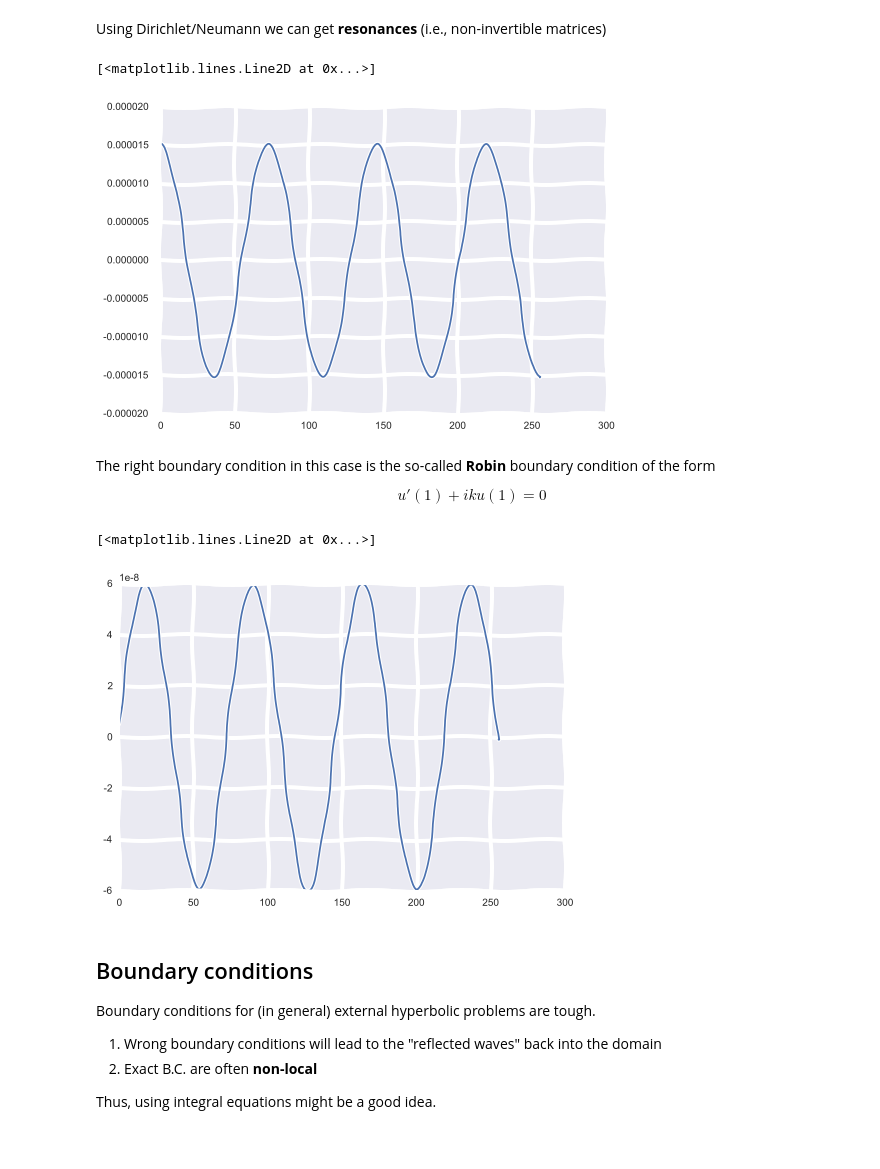
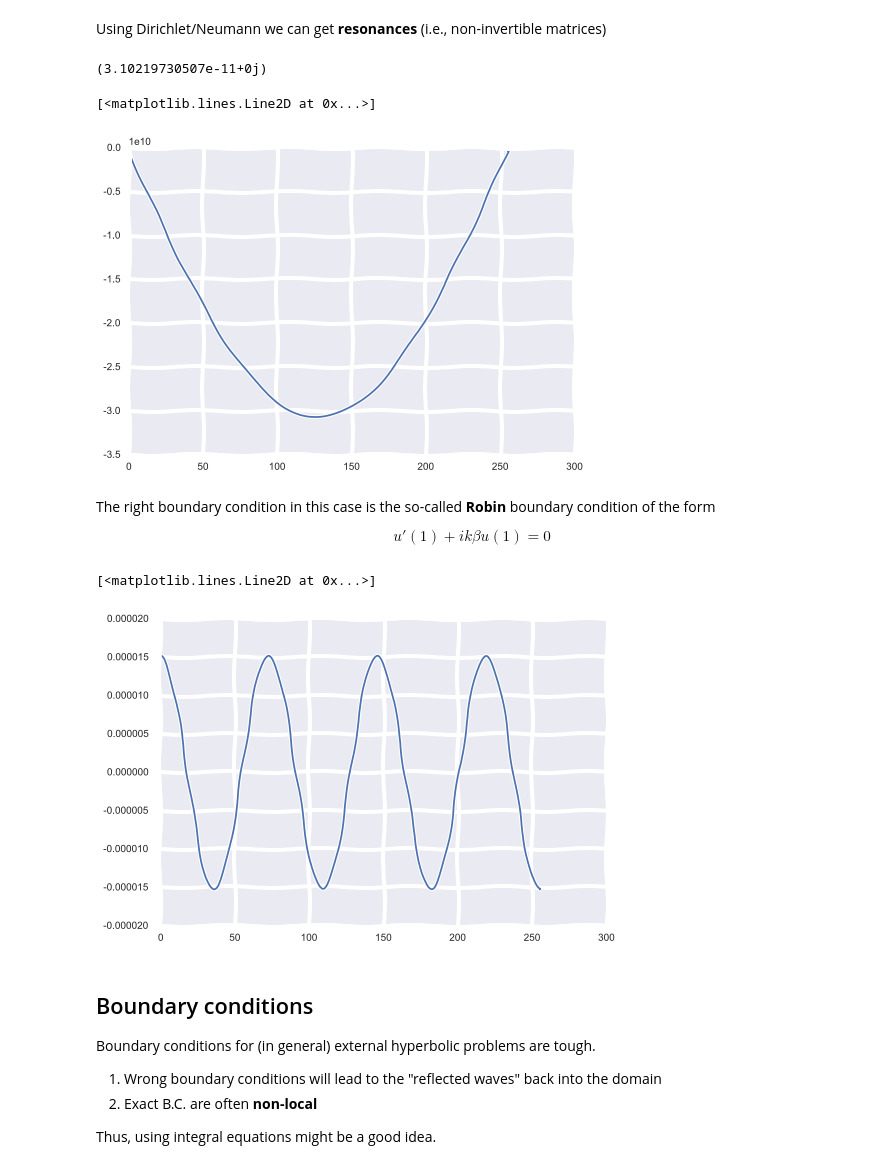
Before and after one commit to oseledets/fastpde, a Jupyter notebook: lecture-14.ipynb, the cells around one changed output. Drawn from its saved outputs; the diff is of its cells as text; code cells hidden in the pictures.

```diff
--- a/lecture-14.ipynb
+++ b/lecture-14.ipynb
@@ -107,35 +107,37 @@ Using Dirichlet/Neumann we can get **resonances** (i.e., non-invertible matrices
 # %%
 import numpy as np
 import scipy.linalg
 import tt
 d = 8
 n = 2 ** d
 t = np.linspace(0, 1, n + 1) #Left point ommited
 h = t[1] - t[0]
 a = np.zeros((n, n), dtype=np.complex)
-#K = np.sqrt(9.79282562485+0j) #For the resonance frequency
-K = 22
+K = np.sqrt(9.79282562485+0j) #For the resonance frequency
+#K = 22
 M = np.zeros((n, n))
 for i in xrange(n-1):
     a[i, i] = 2.0/h**2 - K ** 2
     a[i, i+1] = -1.0 * (1/h**2)
     a[i+1, i] = -1.0 * (1/h**2)
 
-a[n-1, n-1] = 1.0/h**2 - K ** 2#Dirichlet boundary conditions
-#rhs = np.ones(n)
+a[n-1, n-1] = 2.0/h**2 - K ** 2#Dirichlet boundary conditions
+#rhs = np.random.randn(n)
 rhs = np.zeros(n)
-rhs[0] = 1.0
+#rhs[0] = 1.0
+rhs = np.ones(n)
 sol = np.linalg.solve(a, rhs)
 #print np.min(np.linalg.eigvals(a))
 plt.plot(sol.real)
 # %% [output]
-[<matplotlib.lines.Line2D at 0x...>]
+(3.10219730507e-11+0j)
+[<matplotlib.lines.Line2D at 0x...>]
-[figure, old version]
+[figure, new version]
 # %% [markdown]
 The right boundary condition in this case is the so-called **Robin** boundary condition of the form
 
 
-$$u'(1) + i k u(1) = 0$$
+$$u'(1) + i k \beta u(1) = 0$$
 # %%
 import numpy as np
 import scipy.linalg
@@ -158,10 +160,10 @@ rhs = np.zeros(n)
 rhs[0] = 1.0
 sol = np.linalg.solve(a, rhs)
 #print np.min(np.linalg.eigvals(a))
-plt.plot(sol.imag)
+plt.plot(sol.real)
 # %% [output]
 [<matplotlib.lines.Line2D at 0x...>]
-[figure, old version]
+[figure, new version]
 # %% [markdown]
 ## Boundary conditions
 Boundary conditions for (in general) external hyperbolic problems are tough.
```
Also changed, not shown: parts of 5 cells of this notebook, 2 other files.
